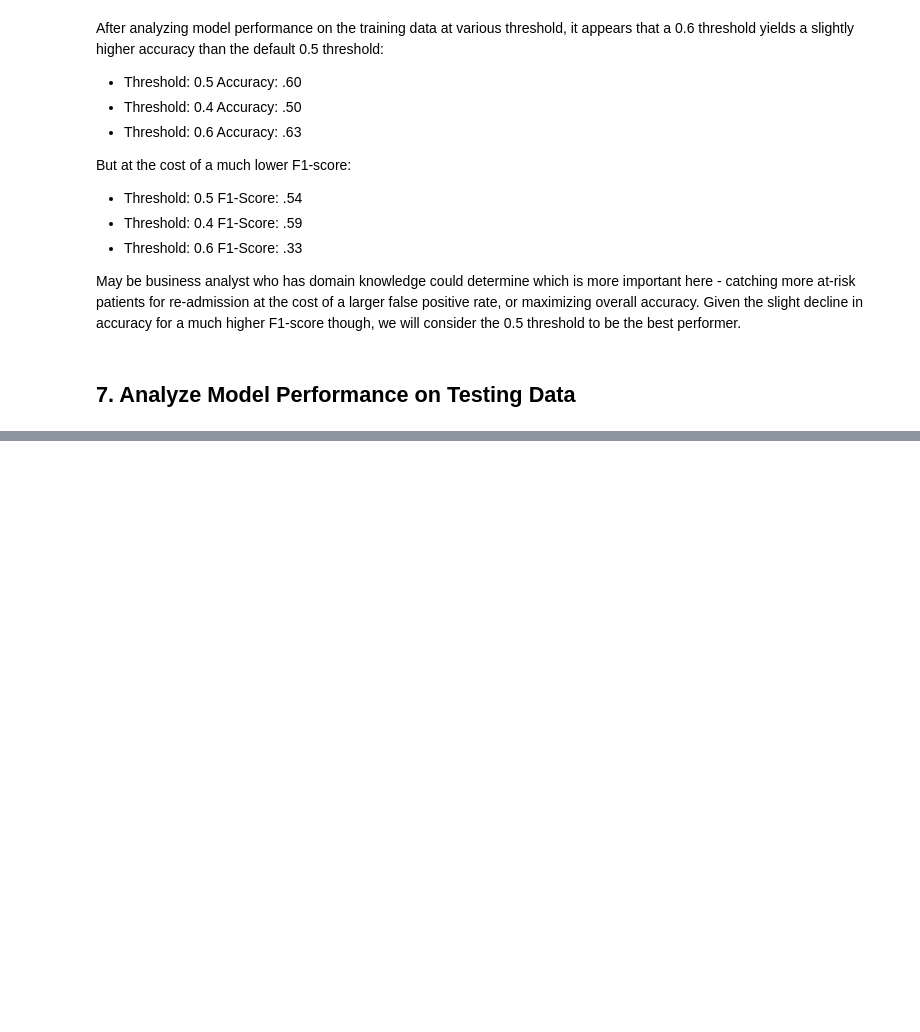
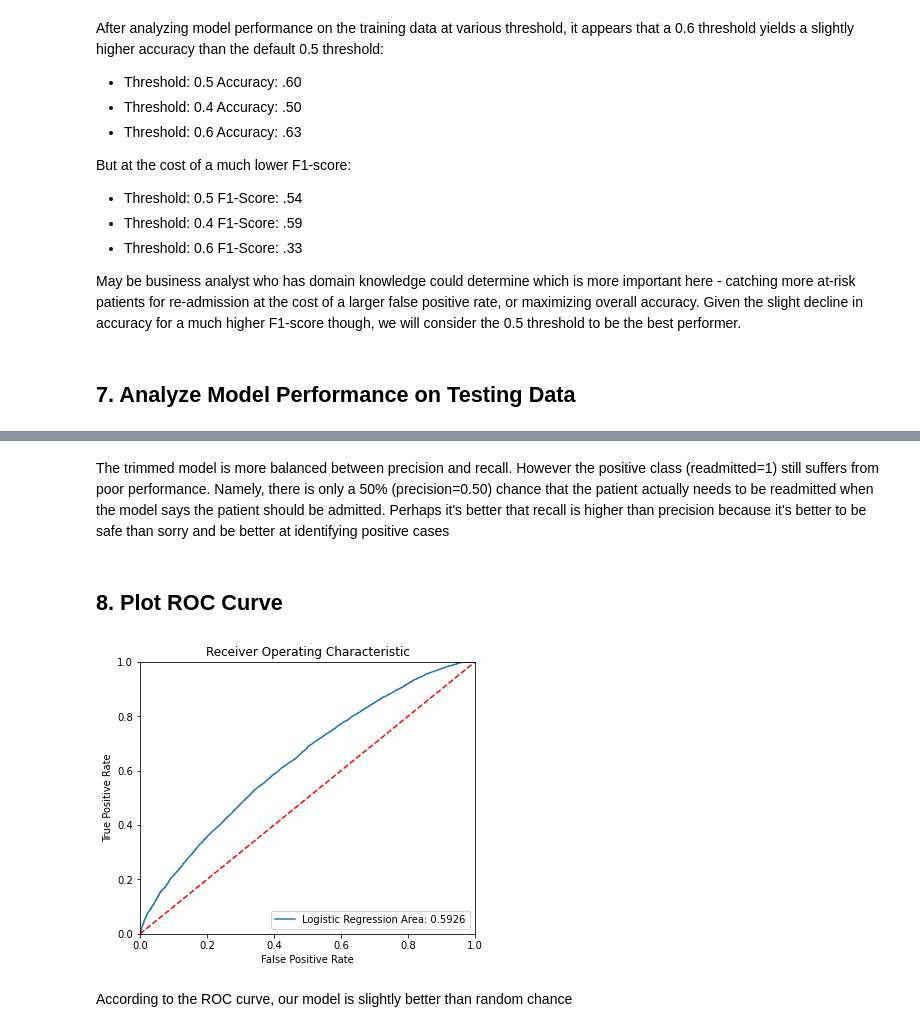
Before and after one commit to zqw86713/MSCA_31008_0N01_Winter_2023_Data_Mining_Principles, a Jupyter notebook: Assignment4/MScA_31008_Group_Assignment_4_Part_1.ipynb, the cells around one changed output, grey strips where cells are left out. Saved outputs shown, nothing was run; the diff lists cells and outputs as text; code cells hidden in the pictures; blank space fills up the shorter version.

```diff
--- a/Assignment4/MScA_31008_Group_Assignment_4_Part_1.ipynb
+++ b/Assignment4/MScA_31008_Group_Assignment_4_Part_1.ipynb
@@ -456,0 +513,21 @@ May be business analyst who has domain knowledge could determine which is more i
+# %% [markdown]
+The trimmed model is more balanced between precision and recall. However the positive class (readmitted=1) still suffers from poor performance. Namely, there is only a 50% (precision=0.50) chance that the patient actually needs to be readmitted when the model says the patient should be admitted. Perhaps it's better that recall is higher than precision because it's better to be safe than sorry and be better at identifying positive cases
+# %% [markdown]
+## 8. Plot ROC Curve
+# %%
+# create ROC-AUC curve
+
+roc_auc = roc_auc_score(y_test, y_pred)
+fpr, tpr, thresholds = roc_curve(y_test, clf_trim.predict_proba(X_test_best_features)[:, 1])
+
+fig, ax = plt.subplots(figsize=(6,5))
+ax.plot(fpr, tpr, label=f'Logistic Regression Area: {roc_auc.round(4)}')
+ax.plot([0, 1], [0, 1], 'r--')
+ax.set(xlim=[0.0, 1.0], ylim=[0.0, 1.0], xlabel='False Positive Rate',
+       ylabel='True Positive Rate', title='Receiver Operating Characteristic')
+ax.legend(loc='lower right')
+plt.show()
+# %% [output]
+[figure, added]
+# %% [markdown]
+According to the ROC curve, our model is slightly better than random chance
```
Also changed, not shown: parts of 11 cells of this notebook.
